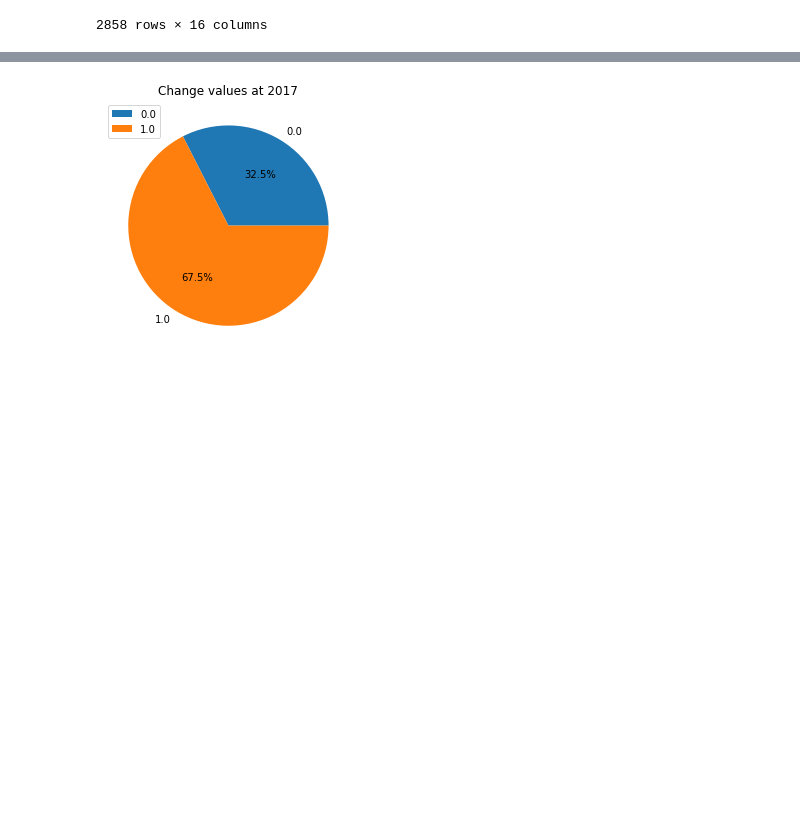
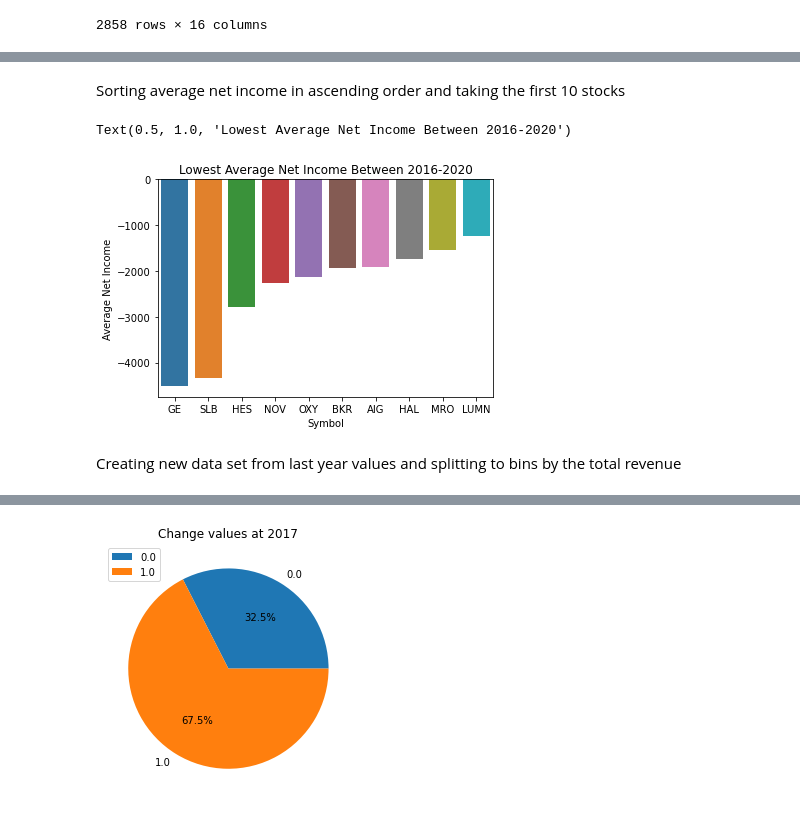
Before and after one commit to YairZ101/Data_Science_Course-Final_Project, a Jupyter notebook: research.ipynb, the cells around one changed output, grey strips where cells are left out. Drawn from its saved outputs; the diff is of its cells as text; code cells hidden in the pictures; blank space fills up the shorter version.

```diff
--- a/research.ipynb
+++ b/research.ipynb
@@ -362,0 +410,10 @@ final_yoy_agg_df
+# %% [markdown]
+Sorting average net income in ascending order and taking the first 10 stocks
+# %%
+abs_sum = abs_sum.sort_values('Average Net Income',ascending=1)
+sns.barplot(data=abs_sum[:10],x='Symbol',y='Average Net Income').set_title('Lowest Average Net Income Between 2016-2020')
+# %% [output]
+Text(0.5, 1.0, 'Lowest Average Net Income Between 2016-2020')
+[figure, added]
+# %% [markdown]
+Creating new data set from last year values and splitting to bins by the total revenue
```
Also changed, not shown: parts of 52 cells of this notebook.
